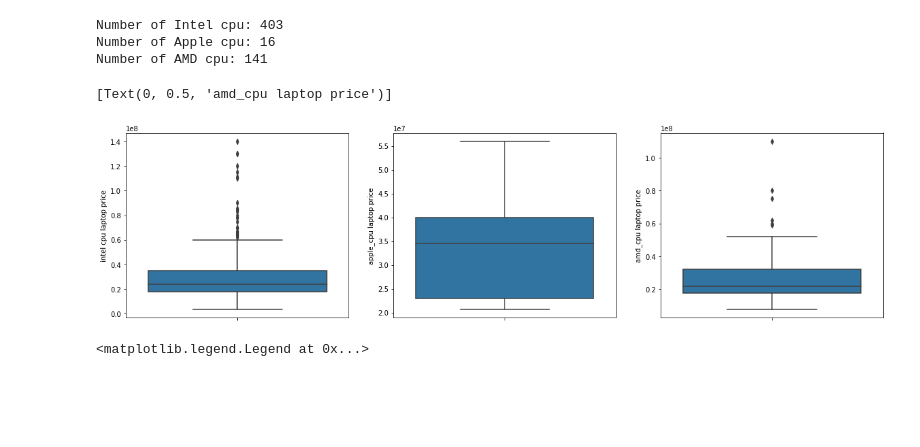
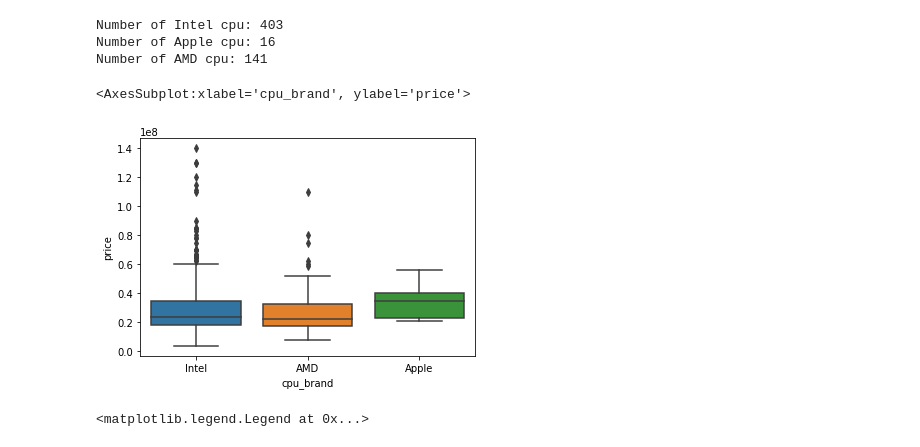
Before and after one commit to tranvuongquocdat/Semester20221_IntroToDataScience_CapstoneProject, a Jupyter notebook: eda/eda.ipynb, the cells around one changed output. Saved outputs shown, nothing was run; the diff lists cells and outputs as text; code cells hidden in the pictures; blank space fills up the shorter version.

```diff
--- a/eda/eda.ipynb
+++ b/eda/eda.ipynb
@@ -353,14 +350,15 @@ Number of Intel cpu: 403
 Number of Apple cpu: 16
 Number of AMD cpu: 141
 # %%
-fig, axes = plt.subplots(1, 3, figsize=(20, 5))
-sns.boxplot(y = "price", data = df.iloc[intel_cpu], ax = axes[0]).set(ylabel = "intel cpu laptop price")
-sns.boxplot(y = "price", data = df.iloc[apple_cpu], ax = axes[1]).set(ylabel = "apple_cpu laptop price")
-sns.boxplot(y = "price", data = df.iloc[amd_cpu], ax = axes[2]).set(ylabel = "amd_cpu laptop price")
+# fig, axes = plt.subplots(1, 3, figsize=(20, 5))
+sns.boxplot(y = "price", x = "cpu_brand", data = df)
+# sns.boxplot(y = "price", data = df.iloc[intel_cpu], ax = axes[0]).set(ylabel = "intel cpu laptop price")
+# sns.boxplot(y = "price", data = df.iloc[apple_cpu], ax = axes[1]).set(ylabel = "apple_cpu laptop price")
+# sns.boxplot(y = "price", data = df.iloc[amd_cpu], ax = axes[2]).set(ylabel = "amd_cpu laptop price")
 # sns.boxplot(y = "price", data = df.iloc[ryzen_cpu], ax = axes[3]).set(ylabel = "ryzen_cpu laptop price")
 # %% [output]
-[Text(0, 0.5, 'amd_cpu laptop price')]
+<AxesSubplot:xlabel='cpu_brand', ylabel='price'>
-[figure, old version]
+[figure, new version]
 # %%
 plt.plot(df.iloc[intel_cpu]['price'], label = "intel")
 plt.plot(df.iloc[apple_cpu]['price'], label = "apple")
```
Also changed, not shown: parts of 5 cells of this notebook.
